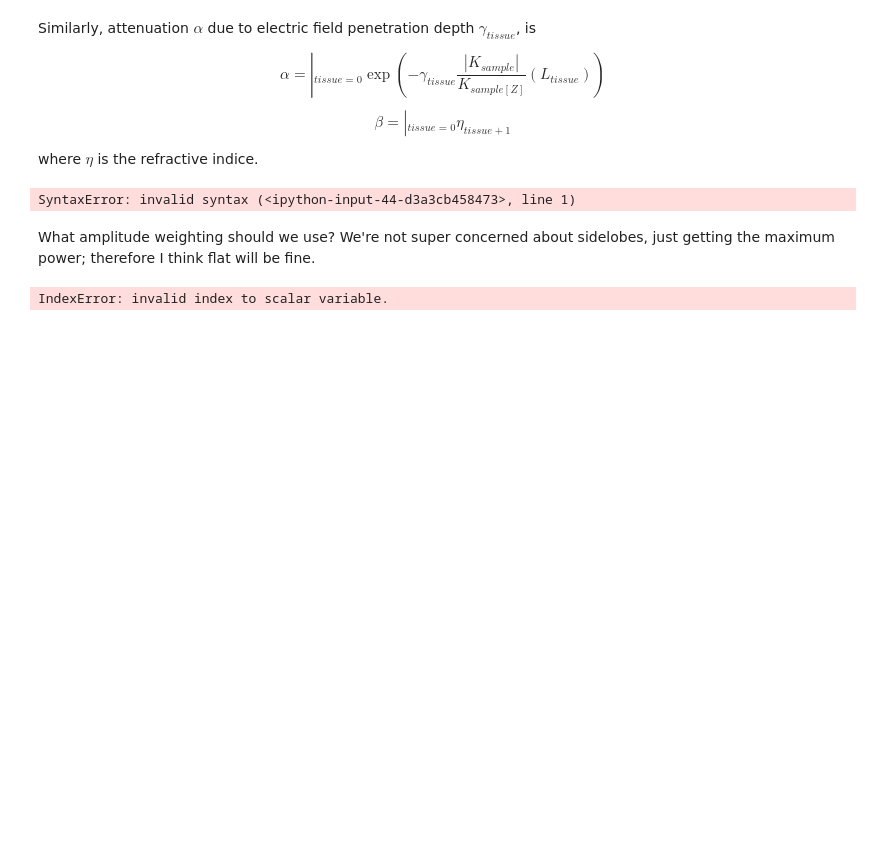
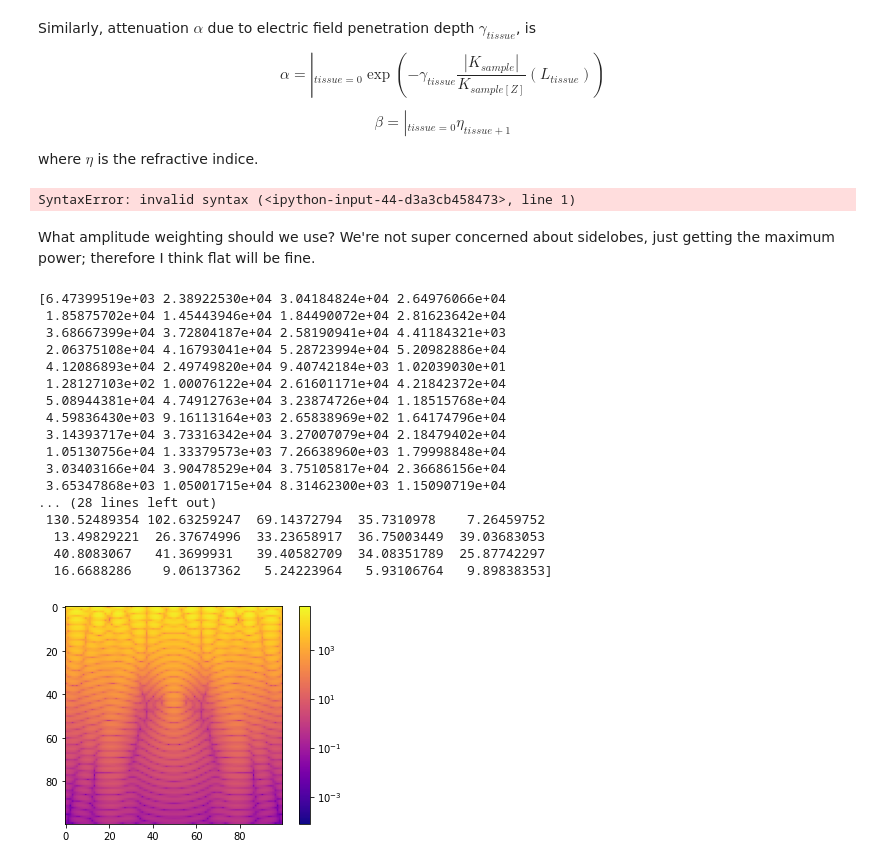
Before and after one commit to 0xDBFB7/covidinator, a Jupyter notebook: documents/phased_array_optimize.ipynb, the cells around one changed output. Drawn from its saved outputs; the diff is of its cells as text; code cells hidden in the pictures; blank space fills up the shorter version.

```diff
--- a/documents/phased_array_optimize.ipynb
+++ b/documents/phased_array_optimize.ipynb
@@ -123,42 +123,60 @@ sample_x = 0
 sample_z = focal_z
 tissue_gamma = 0.007
 eps_tissue = 50.0
-max_k = 5
+max_k = 10
 
 f = 9e9
 power = 20000.0
 
 k_tissue = 2 * pi * f * np.sqrt(epsilon_0 * eps_tissue * mu_0)
 
 
-spacing = 1.0/k_tissue
+# spacing = 1.0/k_tissue
+spacing = 0.01
 # spacing = np.linspace(1.0/10000.0, 1.0/10, 50)
 # print(spacing)
 
 
 
 
 
-# sample_x = np.linspace(-focal_z, focal_z, 100)
-# sample_z = np.linspace(focal_z*0.25, focal_z*2, 100)
+sample_x = np.linspace(-focal_z, focal_z, 100)
+sample_z = np.linspace(focal_z*0.25, focal_z*2, 100)
 
-# sample_x, sample_z = np.meshgrid(sample_x, sample_z)
+sample_x, sample_z = np.meshgrid(sample_x, sample_z)
 
 
 E = linear_single_tissue_E_test(sample_x, sample_z, focal_z, tissue_gamma, eps_tissue, max_k, spacing, f, power)
 
 E = np.abs(E)
 
 print(E[0], E[np.shape(E)[0]//2])
 
 # print(E[:][0])
 
 # plt.plot(spacing, E[:])
 
-# fig, ax = plt.subplots()
-# cs = ax.imshow(E, cmap=cm.plasma, norm=colors.LogNorm())
-# cbar = fig.colorbar(cs)
+fig, ax = plt.subplots()
+cs = ax.imshow(E, cmap=cm.plasma, norm=colors.LogNorm())
+cbar = fig.colorbar(cs)
 
 # plt.plot(E)
 # %% [output]
-IndexError: invalid index to scalar variable.
+[6.47399519e+03 2.38922530e+04 3.04184824e+04 2.64976066e+04
+ 1.85875702e+04 1.45443946e+04 1.84490072e+04 2.81623642e+04
+ 3.68667399e+04 3.72804187e+04 2.58190941e+04 4.41184321e+03
+ 2.06375108e+04 4.16793041e+04 5.28723994e+04 5.20982886e+04
+ 4.12086893e+04 2.49749820e+04 9.40742184e+03 1.02039030e+01
+ 1.28127103e+02 1.00076122e+04 2.61601171e+04 4.21842372e+04
+ 5.08944381e+04 4.74912763e+04 3.23874726e+04 1.18515768e+04
+ 4.59836430e+03 9.16113164e+03 2.65838969e+02 1.64174796e+04
+ 3.14393717e+04 3.73316342e+04 3.27007079e+04 2.18479402e+04
+ 1.05130756e+04 1.33379573e+03 7.26638960e+03 1.79998848e+04
+ 3.03403166e+04 3.90478529e+04 3.75105817e+04 2.36686156e+04
+ 3.65347868e+03 1.05001715e+04 8.31462300e+03 1.15090719e+04
+... (28 lines left out)
+ 130.52489354 102.63259247  69.14372794  35.7310978    7.26459752
+  13.49829221  26.37674996  33.23658917  36.75003449  39.03683053
+  40.8083067   41.3699931   39.40582709  34.08351789  25.87742297
+  16.6688286    9.06137362   5.24223964   5.93106764   9.89838353]
+[figure, added]
```
Also changed, not shown: parts of 3 cells of this notebook, 5 other files.
